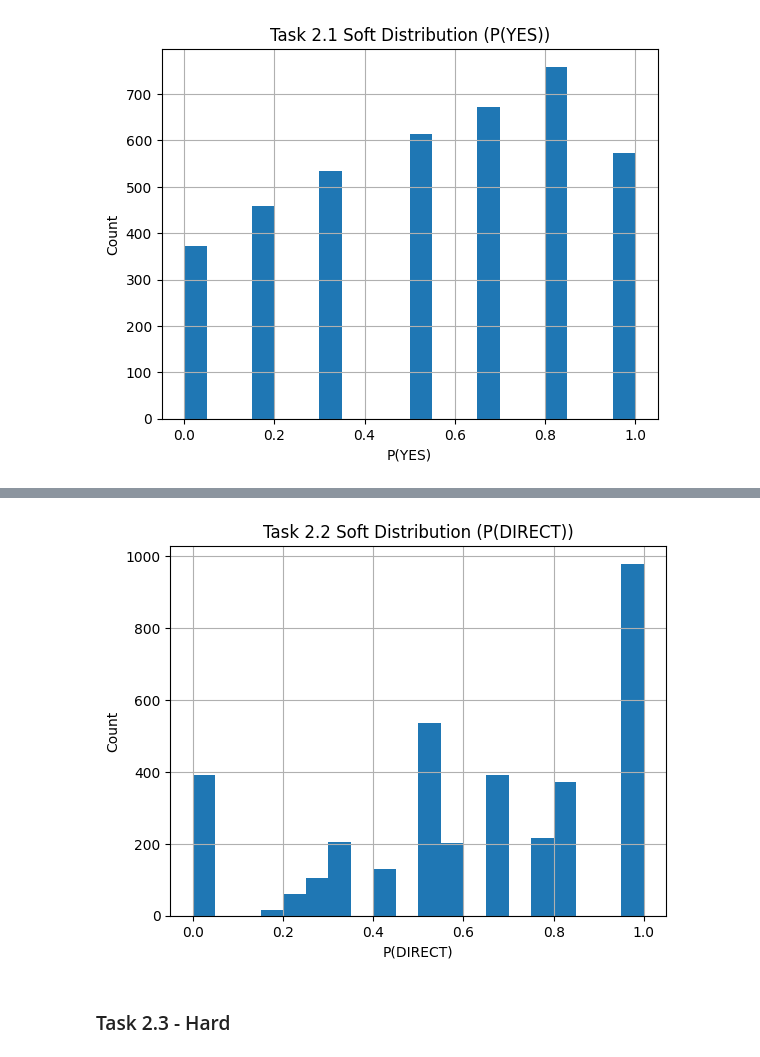
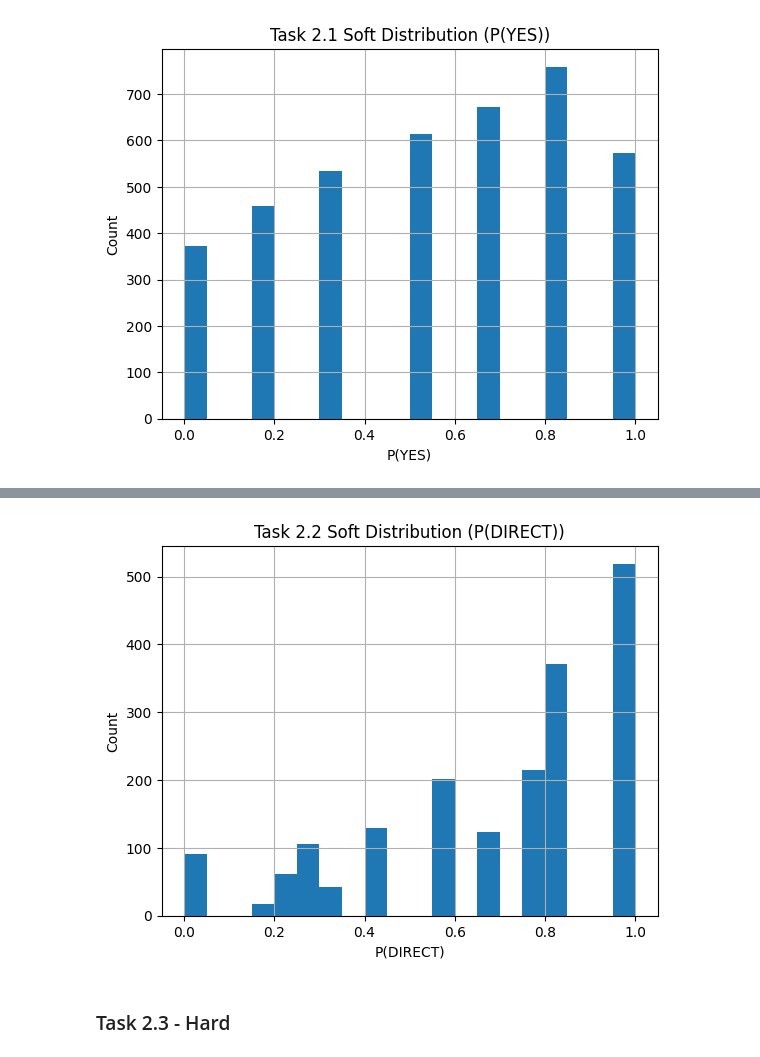
Before and after one commit to DBlassio/multimodal-exist, a Jupyter notebook: docs/training_dataset.ipynb, the cells around one changed output, grey strips where cells are left out. Cells and saved outputs as stored; diff of their text form; code cells hidden in the pictures.

```diff
--- a/docs/training_dataset.ipynb
+++ b/docs/training_dataset.ipynb
@@ -200,7 +403,7 @@ train_base.head(5)
 
 task21_hard_map = {"YES": 1, "NO": 0}
 train_base["task21_hard"] = train_base["task21_hard"].map(task21_hard_map)
-train_base["task21_soft"] = train_base["task21_soft"].apply(lambda x: x.get("YES"))
+train_base["task21_soft"] = train_base["task21_soft"].apply(lambda x: x.get("YES") if isinstance(x, dict) else np.nan)
 train_base.head(2)
 # %% [output]
 |  | id | lang | text | image_file | split | ET_raw | HR_raw | EEG_raw | task21_hard | ... |
@@ -215,7 +418,7 @@ train_base.head(2)
 
 task22_hard_map = {"DIRECT": 1, "JUDGEMENTAL": 0}
 train_base["task22_hard"] = train_base["task22_hard"].map(task22_hard_map)
-train_base["task22_soft"] = train_base["task22_soft"].apply(lambda x: x.get("DIRECT"))
+train_base["task22_soft"] = train_base["task22_soft"].apply(lambda x: x.get("DIRECT") if isinstance(x, dict) else np.nan)
 train_base.head(2)
 # %% [output]
 |  | id | lang | text | image_file | split | ET_raw | HR_raw | EEG_raw | task21_hard | ... |
@@ -325,11 +461,12 @@ Name: task22_soft, dtype: int64
 # %%
-train_base["task22_soft"].hist(bins=20)
+task22_valid = train_base[train_base["task22_valid_hard"] == True]
+task22_valid["task22_soft"].hist(bins=20)
 plt.title("Task 2.2 Soft Distribution (P(DIRECT))")
 plt.xlabel("P(DIRECT)")
 plt.ylabel("Count")
 plt.show()
 # %% [output]
-[figure, old version]
+[figure, new version]
 # %% [markdown]
 ### Task 2.3 - Hard
 # %%
```
Also changed, not shown: parts of 32 cells of this notebook.
